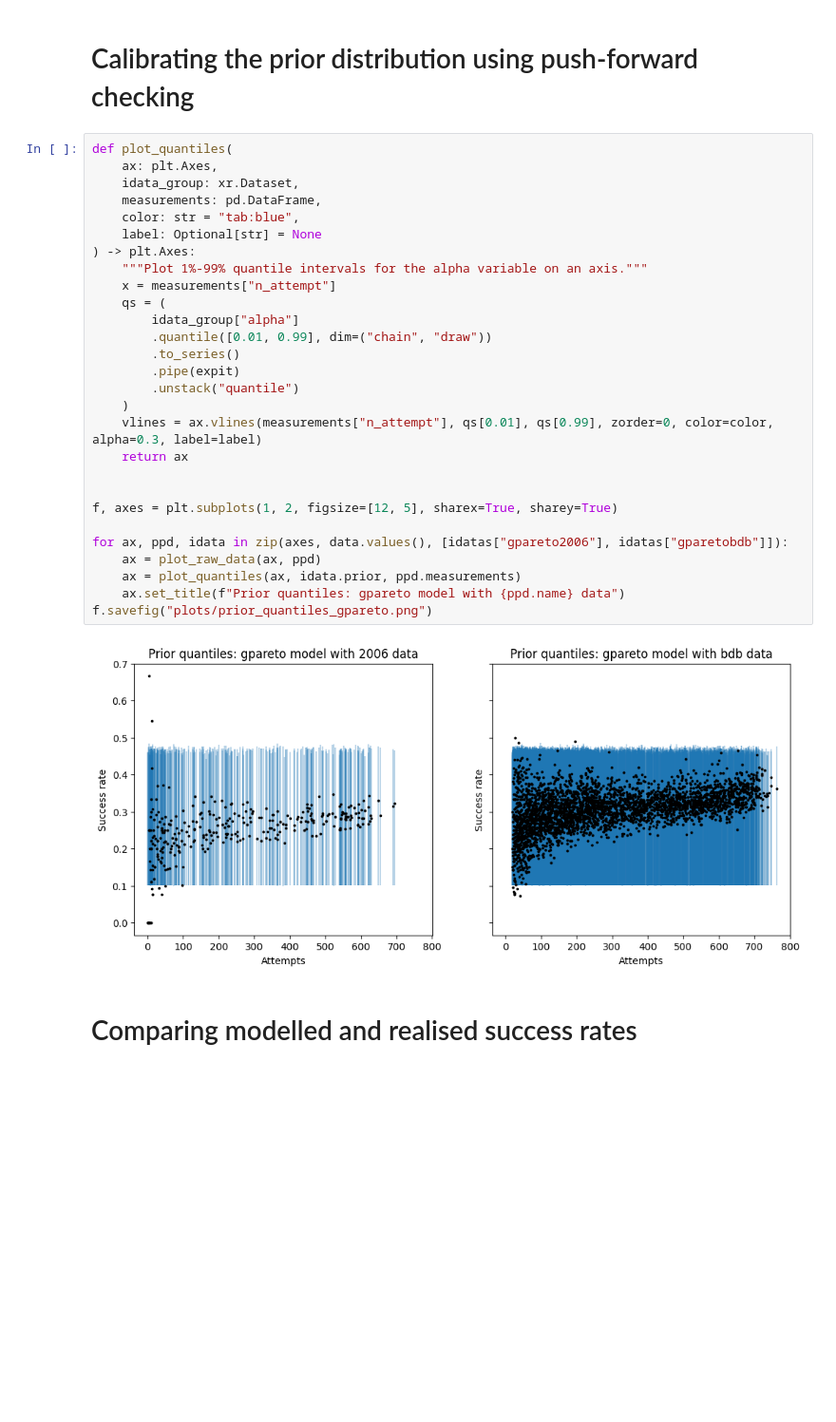
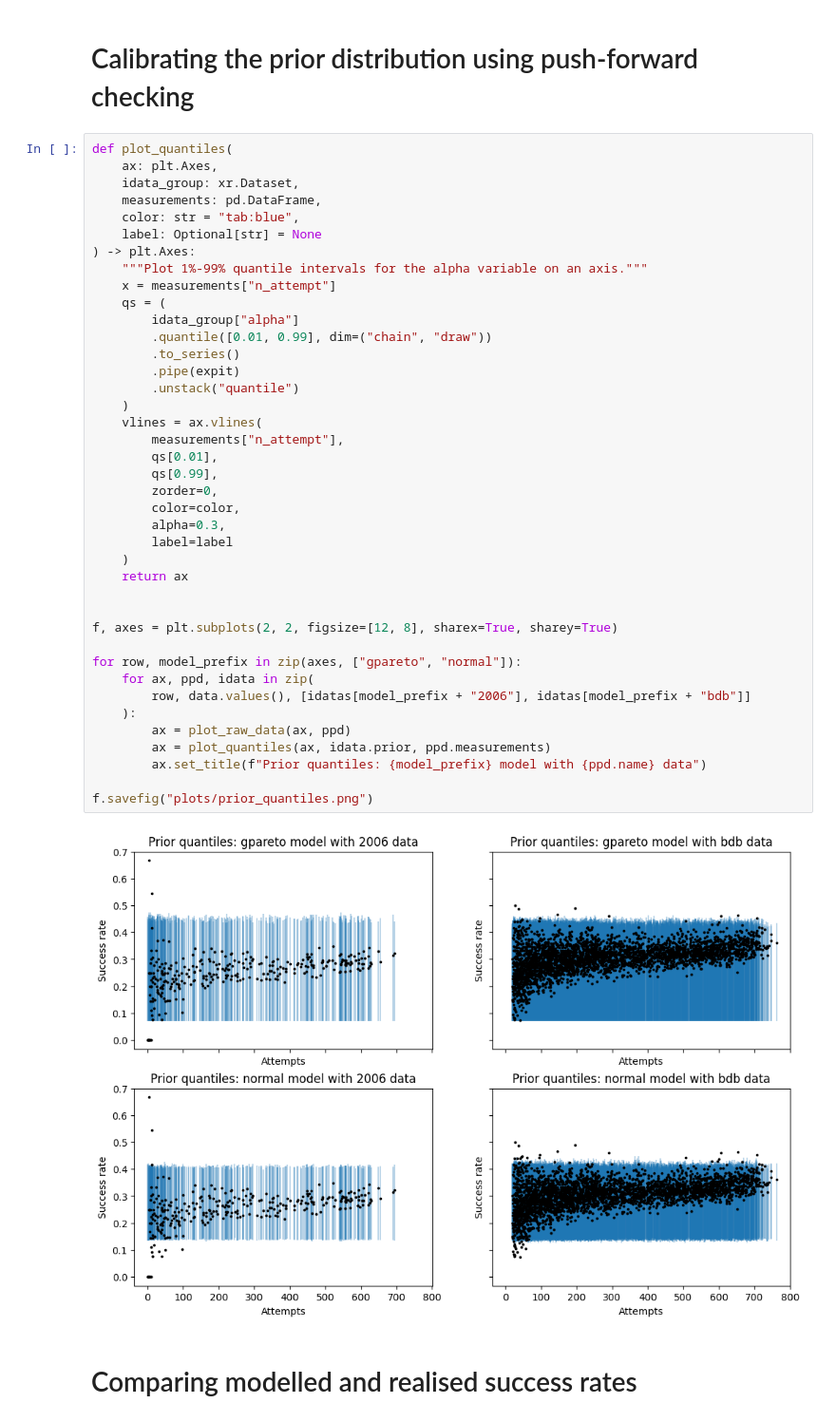
Before and after one commit to teddygroves/bibat, a Jupyter notebook: bibat/examples/baseball/investigate.ipynb, the cells around one changed output. Shown at 95% size. Saved outputs shown, nothing was run; the diff lists cells and outputs as text; blank space fills up the shorter version.

```diff
--- a/bibat/examples/baseball/investigate.ipynb
+++ b/bibat/examples/baseball/investigate.ipynb
@@ -138,33 +138,45 @@ az.summary(idatas["gparetobdb"].prior, var_names=["k", "sigma"])
 # %%
 def plot_quantiles(
     ax: plt.Axes,
     idata_group: xr.Dataset,
     measurements: pd.DataFrame,
     color: str = "tab:blue",
     label: Optional[str] = None
 ) -> plt.Axes:
     """Plot 1%-99% quantile intervals for the alpha variable on an axis."""
     x = measurements["n_attempt"]
     qs = (
         idata_group["alpha"]
         .quantile([0.01, 0.99], dim=("chain", "draw"))
         .to_series()
         .pipe(expit)
         .unstack("quantile")
     )
-    vlines = ax.vlines(measurements["n_attempt"], qs[0.01], qs[0.99], zorder=0, color=color, alpha=0.3, label=label)
+    vlines = ax.vlines(
+        measurements["n_attempt"],
+        qs[0.01],
+        qs[0.99],
+        zorder=0,
+        color=color,
+        alpha=0.3,
+        label=label
+    )
     return ax
 
 
-f, axes = plt.subplots(1, 2, figsize=[12, 5], sharex=True, sharey=True)
+f, axes = plt.subplots(2, 2, figsize=[12, 8], sharex=True, sharey=True)
 
-for ax, ppd, idata in zip(axes, data.values(), [idatas["gpareto2006"], idatas["gparetobdb"]]):
-    ax = plot_raw_data(ax, ppd)
-    ax = plot_quantiles(ax, idata.prior, ppd.measurements)
-    ax.set_title(f"Prior quantiles: gpareto model with {ppd.name} data")
-f.savefig("plots/prior_quantiles_gpareto.png")
+for row, model_prefix in zip(axes, ["gpareto", "normal"]):
+    for ax, ppd, idata in zip(
+        row, data.values(), [idatas[model_prefix + "2006"], idatas[model_prefix + "bdb"]]
+    ):
+        ax = plot_raw_data(ax, ppd)
+        ax = plot_quantiles(ax, idata.prior, ppd.measurements)
+        ax.set_title(f"Prior quantiles: {model_prefix} model with {ppd.name} data")
+
+f.savefig("plots/prior_quantiles.png")
 # %% [output]
-[figure, old version]
+[figure, new version]
 # %% [markdown]
 # Comparing modelled and realised success rates
 # %%
```
Also changed, not shown: parts of 6 cells of this notebook, 23 other files.
